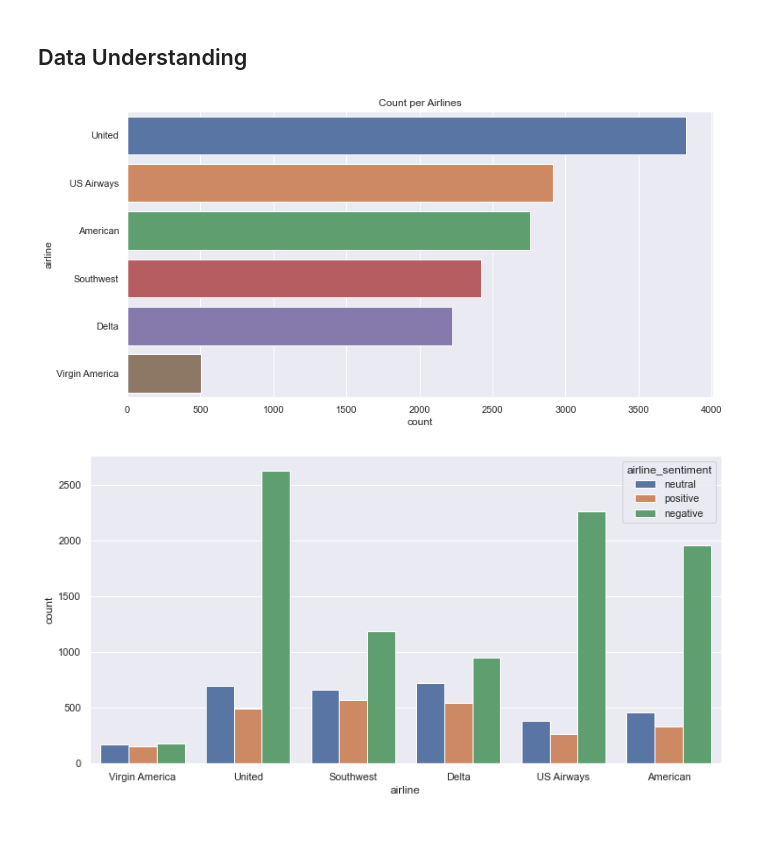
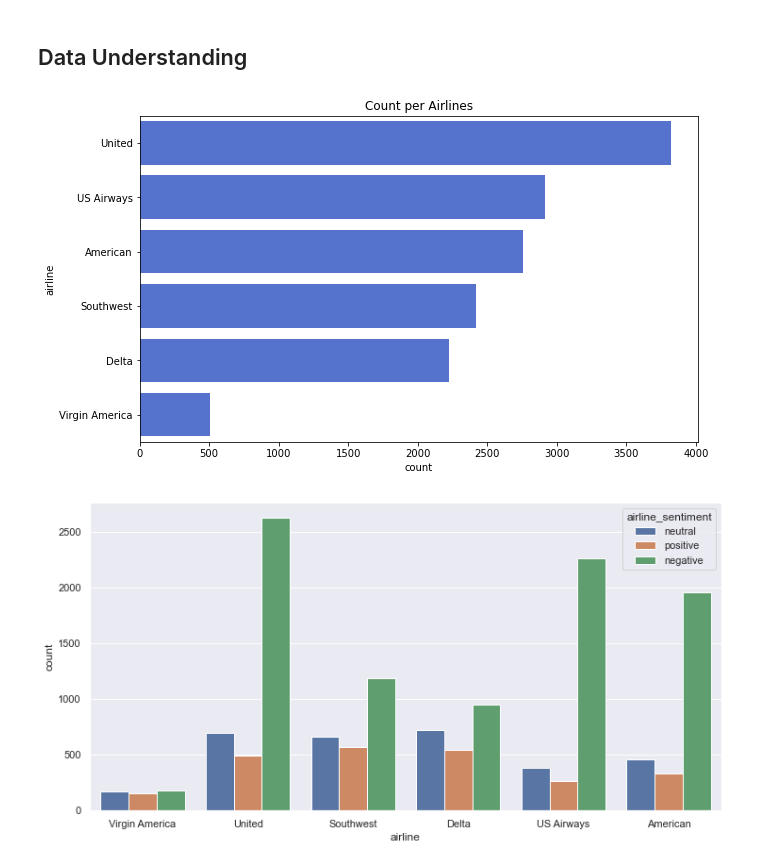
Before and after one commit to artificial126/U.S.-Airline-Sentiment-Project, a Jupyter notebook: project.ipynb, the cells around one changed output. Saved outputs shown, nothing was run; the diff lists cells and outputs as text; code cells hidden in the pictures; blank space fills up the shorter version.

```diff
--- a/project.ipynb
+++ b/project.ipynb
@@ -100,13 +150,13 @@ Name: airline, dtype: int64
 ## Data Understanding
 # %%
 # Visual of airline companies review counts.
-ax = sns.countplot(data = df, y = 'airline',
-                   order = df.airline.value_counts().index)
+ax = sns.countplot(data = df, y = 'airline', color='royalblue'
+                   ,order = df.airline.value_counts().index)
 ax.set_title('Count per Airlines',)
 
 plt.show()
 # %% [output]
-[figure, old version]
+[figure, new version]
 # %%
 #Airline companies sentiment visualization.
 sns.countplot(data = df, x ="airline", hue = "airline_sentiment");
```
Also changed, not shown: parts of 79 cells of this notebook, 3 other files.
